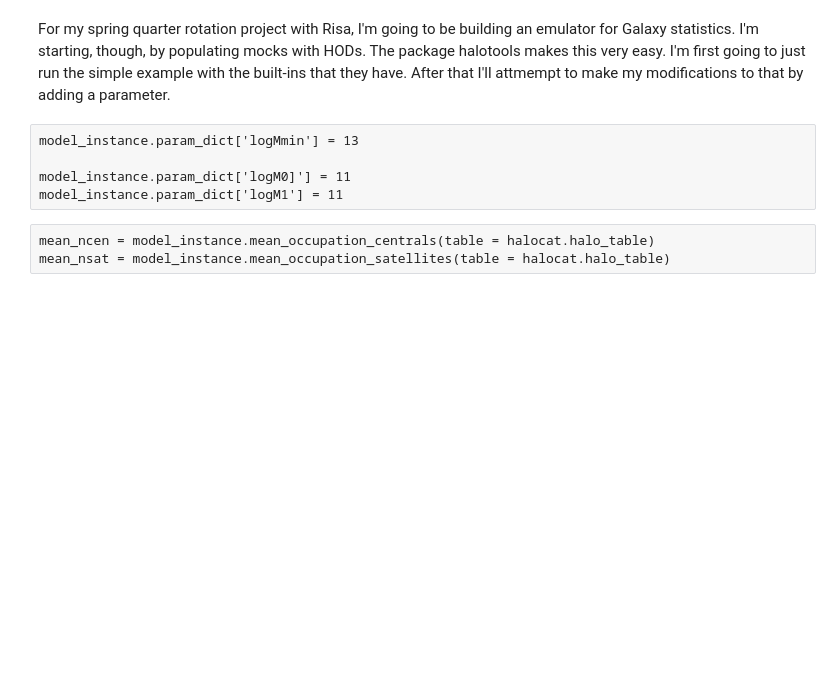
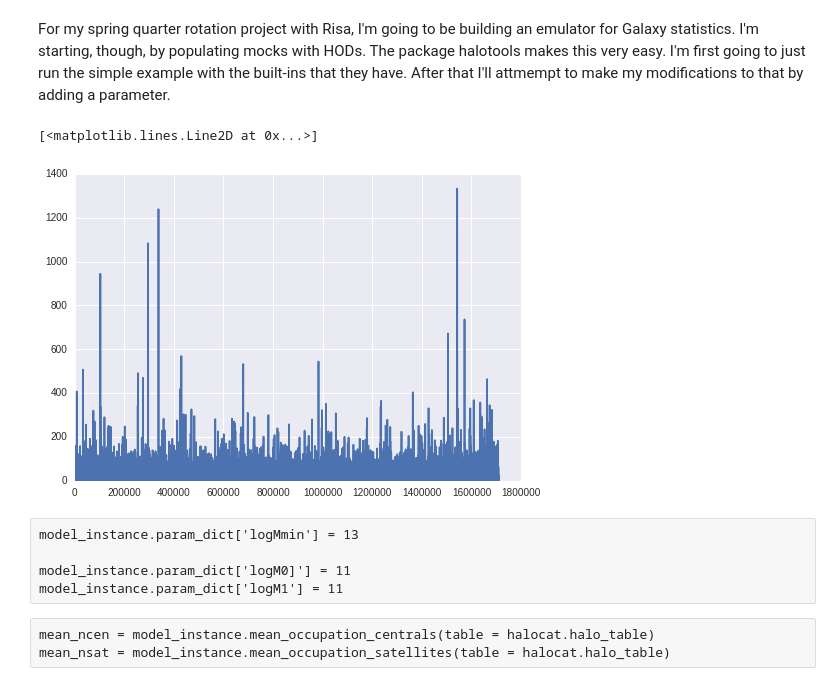
Before and after one commit to mclaughlin6464/HODEmulator, a Jupyter notebook: Halotools Messing Around.ipynb, the cells around one changed output. Saved outputs shown, nothing was run; the diff lists cells and outputs as text; code cells hidden in the pictures; blank space fills up the shorter version.

```diff
--- a/Halotools Messing Around.ipynb
+++ b/Halotools Messing Around.ipynb
@@ -27,6 +27,11 @@ model_instance = HodModelFactory(
 from halotools.sim_manager import CachedHaloCatalog
 halocat= CachedHaloCatalog(simname = 'multidark', halo_finder = 'rockstar',
                           redshift = 0)
+# %%
+plt.plot(halocat.halo_table['halo_nfw_conc'])
+# %% [output]
+[<matplotlib.lines.Line2D at 0x...>]
+[figure, added]
 # %%
 model_instance.populate_mock(halocat)
 # %% [raw]
```
Also changed, not shown: 3 other files.
